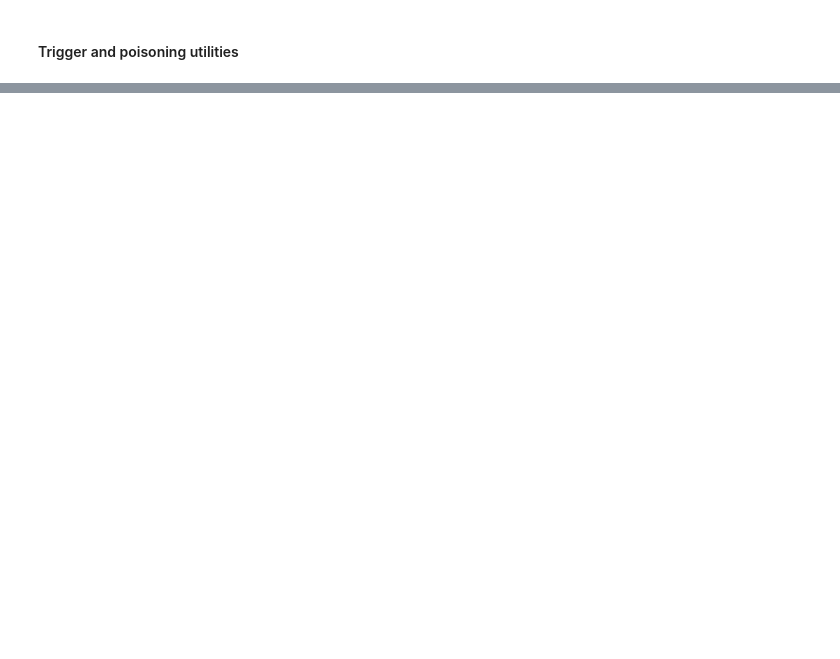
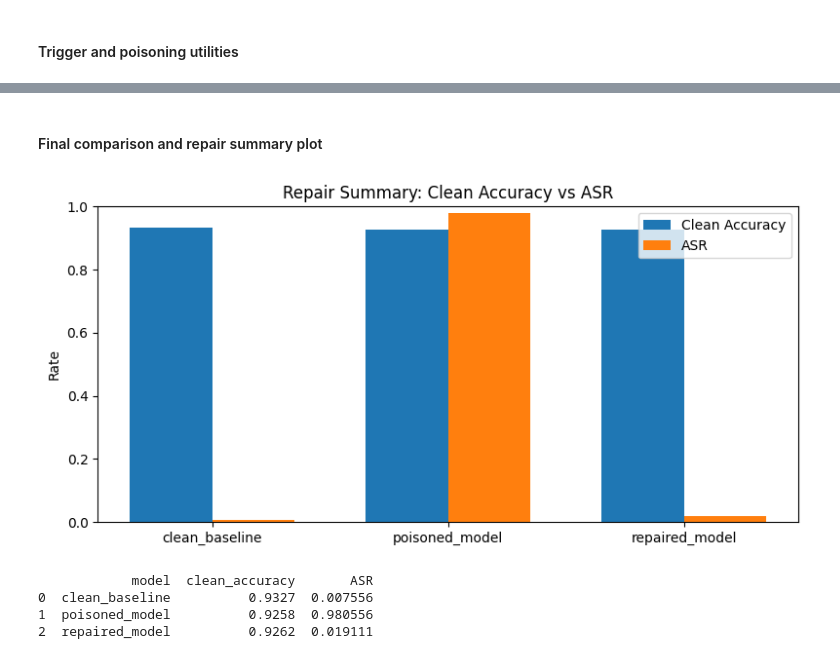
Before and after one commit to atharvv04/BadNets-to-Recovery-End-to-End-Backdoor-Defense-Pipeline, a Jupyter notebook: A3.ipynb, the cells around one changed output, grey strips where cells are left out. Cells and saved outputs as stored; diff of their text form; code cells hidden in the pictures; blank space fills up the shorter version.

```diff
--- a/A3.ipynb
+++ b/A3.ipynb
@@ -181,0 +924,15 @@ visualize_trigger_example(temp_eval_train, idx=0)
+# %%
+repaired_model = ResNet18WithFeatures(num_classes=CONFIG["num_classes"]).to(CONFIG["device"])
+repaired_model, repaired_history, repaired_best_val = train_model(
+    repaired_model,
+    repaired_train_loader,
+    val_loader,
+    CONFIG["device"],
+    model_name="repaired_model"
+)
+
+repaired_test_acc = evaluate_clean_accuracy(repaired_model, test_loader, CONFIG["device"])
+repaired_asr = evaluate_asr(repaired_model, triggered_test_loader, CONFIG["device"], CONFIG["target_class"])
+
+print("Repaired model clean test accuracy:", repaired_test_acc)
+print("Repaired model ASR:", repaired_asr)
@@ -181,0 +957,32 @@ visualize_trigger_example(temp_eval_train, idx=0)
+# %% [markdown]
+#### Final comparison and repair summary plot
+# %%
+final_summary = pd.DataFrame({
+    "model": ["clean_baseline", "poisoned_model", "repaired_model"],
+    "clean_accuracy": [clean_test_acc, poisoned_test_acc, repaired_test_acc],
+    "ASR": [clean_asr, poisoned_asr, repaired_asr]
+})
+final_summary.to_csv(META_DIR / "final_summary.csv", index=False)
+
+x = np.arange(len(final_summary))
+width = 0.35
+
+plt.figure(figsize=(8, 4))
+plt.bar(x - width/2, final_summary["clean_accuracy"], width, label="Clean Accuracy")
+plt.bar(x + width/2, final_summary["ASR"], width, label="ASR")
+plt.xticks(x, final_summary["model"])
+plt.ylim(0, 1.0)
+plt.ylabel("Rate")
+plt.title("Repair Summary: Clean Accuracy vs ASR")
+plt.legend()
+plt.tight_layout()
+plt.savefig(FIG_DIR / "repair_summary.png", dpi=200)
+plt.show()
+
+print(final_summary)
+# %% [output]
+[figure, added]
+            model  clean_accuracy       ASR
+0  clean_baseline          0.9327  0.007556
+1  poisoned_model          0.9258  0.980556
+2  repaired_model          0.9262  0.019111
```
Also changed, not shown: parts of 37 cells of this notebook.
